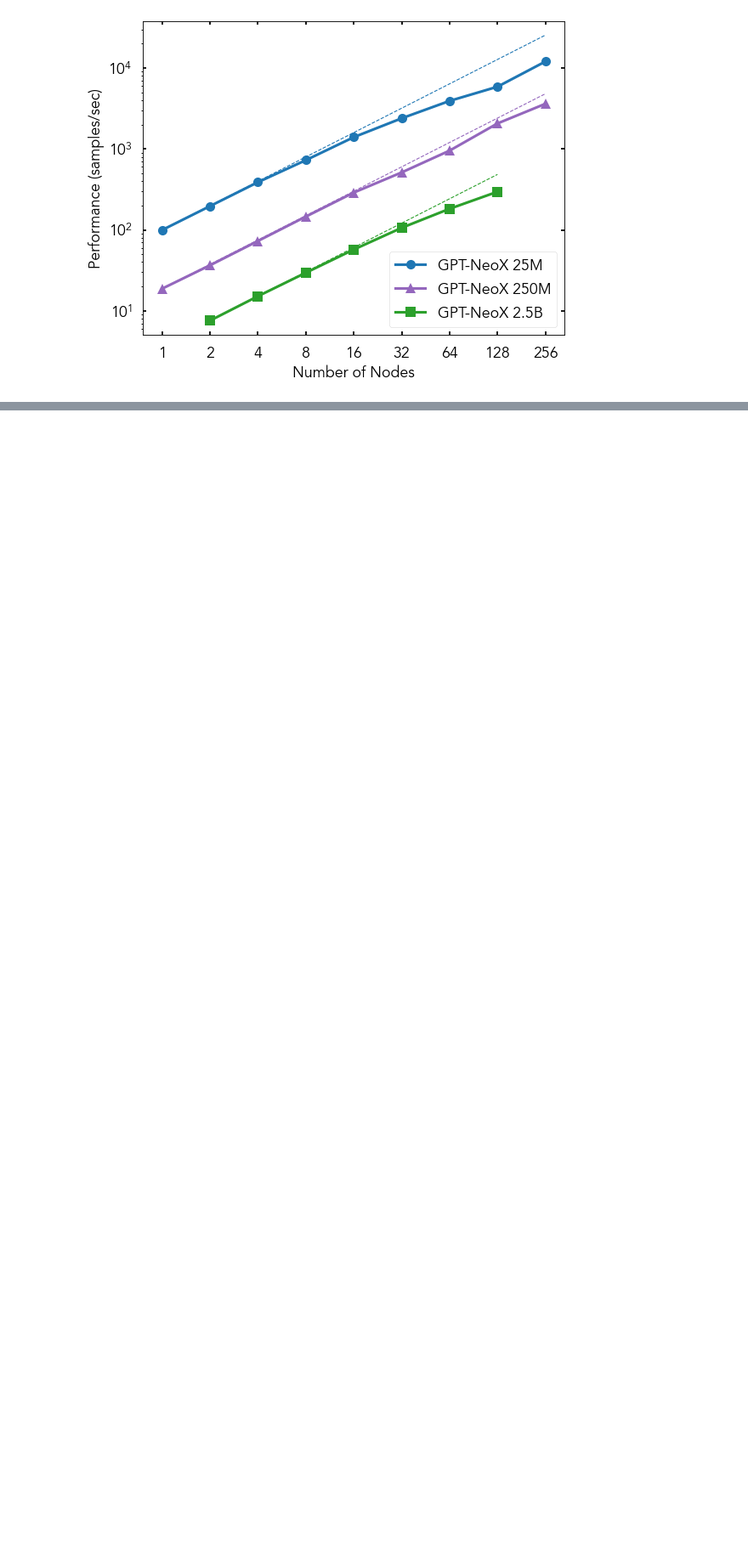
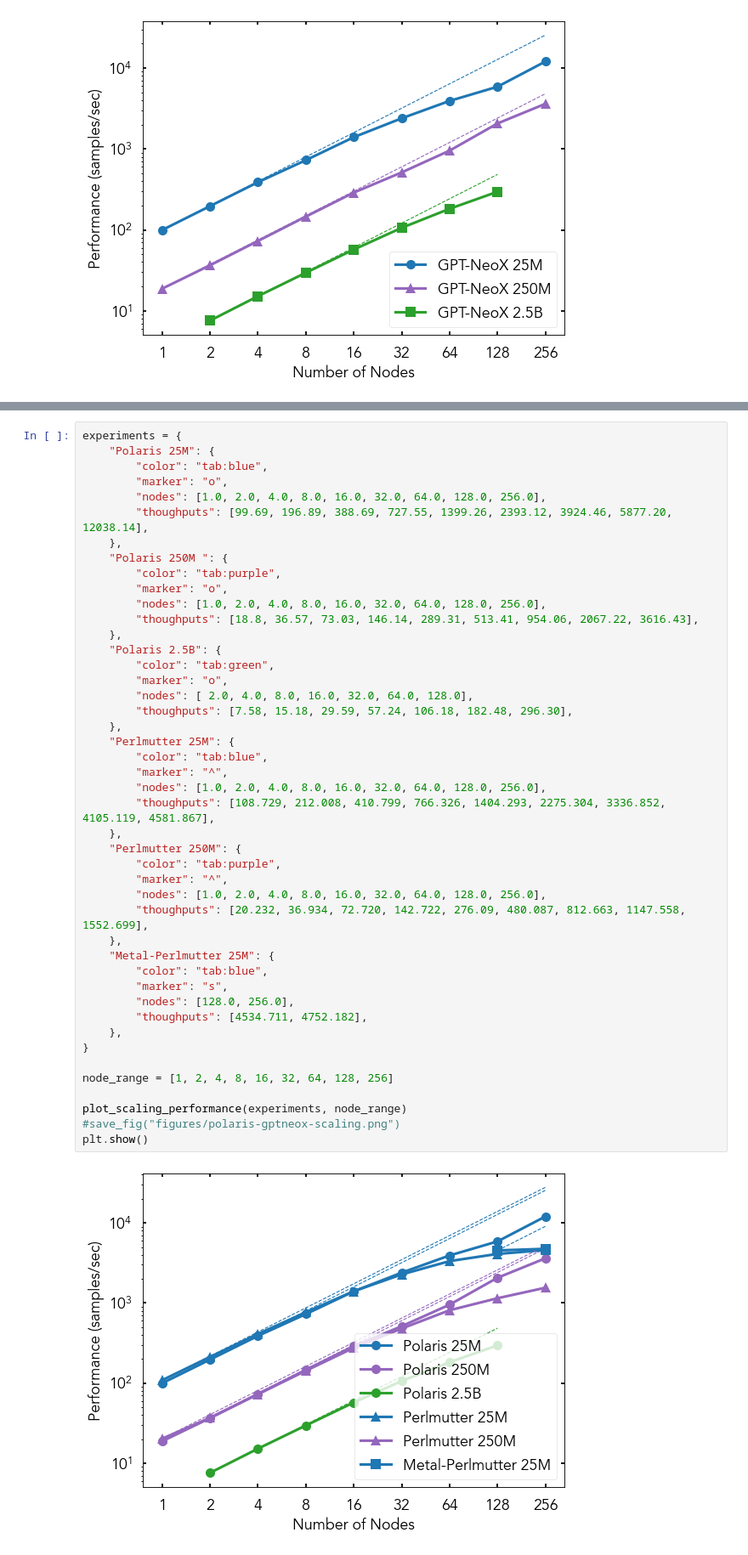
Before and after one commit to ramanathanlab/genslm, a Jupyter notebook: examples/perlmutter/study-perf/perf_scaling.ipynb, the cells around one changed output, grey strips where cells are left out. Shown at 85% size. Drawn from its saved outputs; the diff is of its cells as text; blank space fills up the shorter version.

```diff
--- a/examples/perlmutter/study-perf/perf_scaling.ipynb
+++ b/examples/perlmutter/study-perf/perf_scaling.ipynb
@@ -135,0 +165,47 @@ plt.show()
+# %%
+experiments = {
+    "Polaris 25M": {
+        "color": "tab:blue",
+        "marker": "o",
+        "nodes": [1.0, 2.0, 4.0, 8.0, 16.0, 32.0, 64.0, 128.0, 256.0],
+        "thoughputs": [99.69, 196.89, 388.69, 727.55, 1399.26, 2393.12, 3924.46, 5877.20, 12038.14],
+    },
+    "Polaris 250M ": {
+        "color": "tab:purple",
+        "marker": "o",
+        "nodes": [1.0, 2.0, 4.0, 8.0, 16.0, 32.0, 64.0, 128.0, 256.0],
+        "thoughputs": [18.8, 36.57, 73.03, 146.14, 289.31, 513.41, 954.06, 2067.22, 3616.43],
+    },
+    "Polaris 2.5B": {
+        "color": "tab:green",
+        "marker": "o",
+        "nodes": [ 2.0, 4.0, 8.0, 16.0, 32.0, 64.0, 128.0],
+        "thoughputs": [7.58, 15.18, 29.59, 57.24, 106.18, 182.48, 296.30],
+    },
+    "Perlmutter 25M": {
+        "color": "tab:blue",
+        "marker": "^",
+        "nodes": [1.0, 2.0, 4.0, 8.0, 16.0, 32.0, 64.0, 128.0, 256.0],
+        "thoughputs": [108.729, 212.008, 410.799, 766.326, 1404.293, 2275.304, 3336.852, 4105.119, 4581.867],
+    },
+    "Perlmutter 250M": {
+        "color": "tab:purple",
+        "marker": "^",
+        "nodes": [1.0, 2.0, 4.0, 8.0, 16.0, 32.0, 64.0, 128.0, 256.0],
+        "thoughputs": [20.232, 36.934, 72.720, 142.722, 276.09, 480.087, 812.663, 1147.558, 1552.699],
+    },
+    "Metal-Perlmutter 25M": {
+        "color": "tab:blue",
+        "marker": "s",
+        "nodes": [128.0, 256.0],
+        "thoughputs": [4534.711, 4752.182],
+    },
+}
+
+node_range = [1, 2, 4, 8, 16, 32, 64, 128, 256]
+
+plot_scaling_performance(experiments, node_range)
+#save_fig("figures/polaris-gptneox-scaling.png")
+plt.show()
+# %% [output]
+[figure, added]
```
Also changed, not shown: parts of 2 cells of this notebook, 4 other files.
